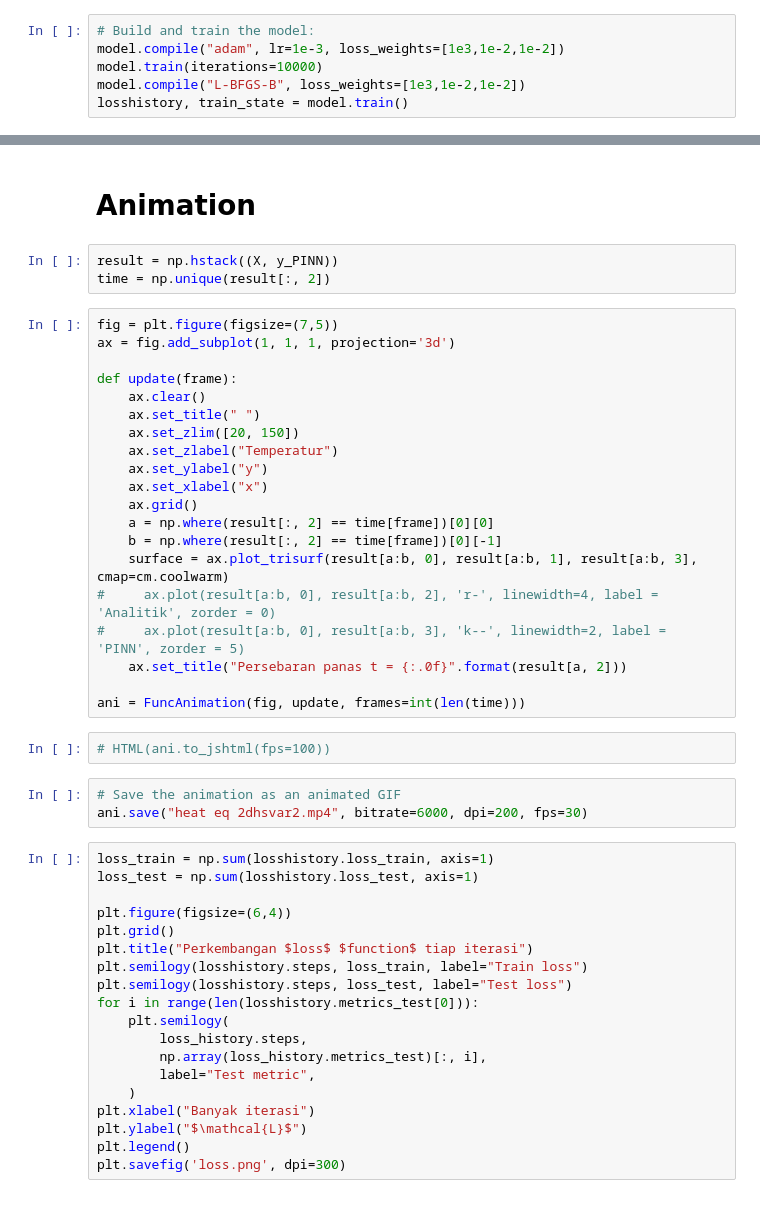
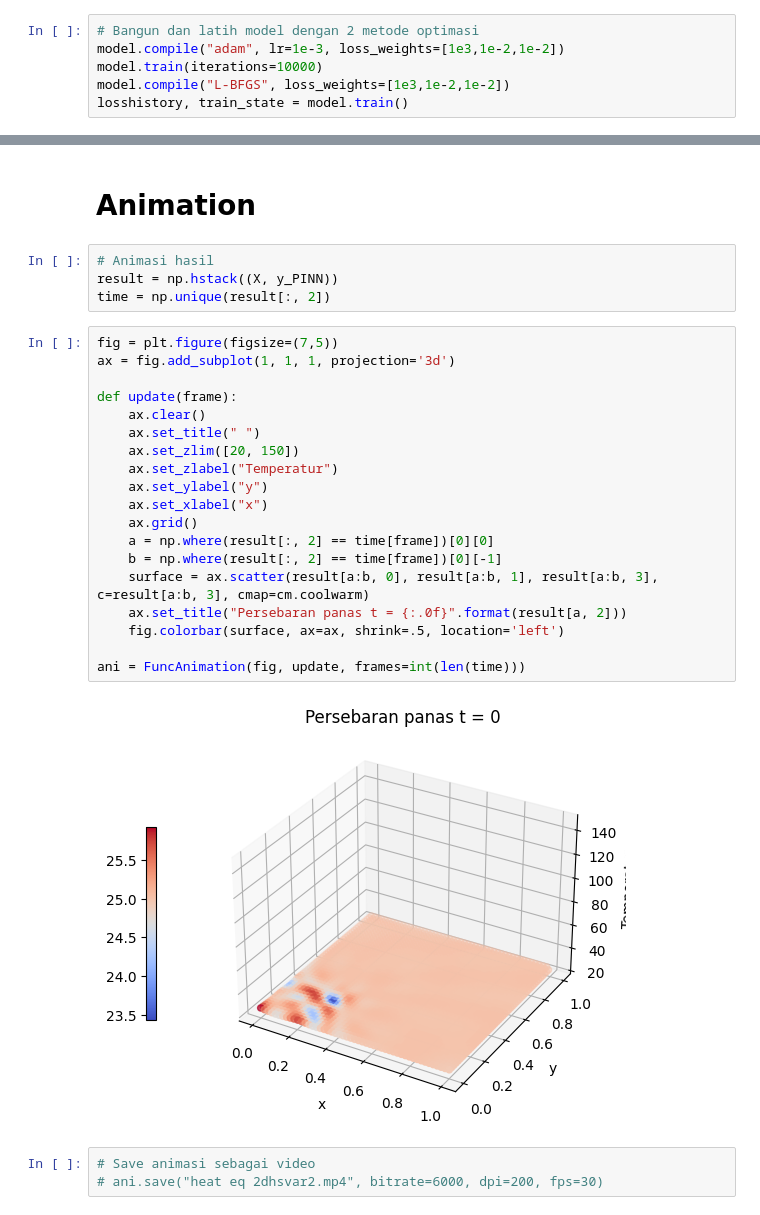
Before and after one commit to michaelalfarino/PINNheateq, a Jupyter notebook: 2dhs/2dhsvar2/2dhsvar2.ipynb, the cells around one changed output, grey strips where cells are left out. Drawn from its saved outputs; the diff is of its cells as text.

```diff
--- a/2dhs/2dhsvar2/2dhsvar2.ipynb
+++ b/2dhs/2dhsvar2/2dhsvar2.ipynb
@@ -93,8 +130,8 @@ def feature_transform(X):
 net.apply_feature_transform(feature_transform)
 net.apply_output_transform(lambda x, y: y*100)
 # %%
-# Build and train the model:
+# Bangun dan latih model dengan 2 metode optimasi
 model.compile("adam", lr=1e-3, loss_weights=[1e3,1e-2,1e-2])
 model.train(iterations=10000)
-model.compile("L-BFGS-B", loss_weights=[1e3,1e-2,1e-2])
+model.compile("L-BFGS", loss_weights=[1e3,1e-2,1e-2])
 losshistory, train_state = model.train()
@@ -235,49 +305,30 @@ plt.savefig("PINN2dhstimevar2.png", dpi=300)
 # %% [markdown]
 # Animation
 # %%
+# Animasi hasil
 result = np.hstack((X, y_PINN))
 time = np.unique(result[:, 2])
 # %%
 fig = plt.figure(figsize=(7,5))
 ax = fig.add_subplot(1, 1, 1, projection='3d')
 
 def update(frame):
     ax.clear()
     ax.set_title(" ")
     ax.set_zlim([20, 150])
     ax.set_zlabel("Temperatur")
     ax.set_ylabel("y")
     ax.set_xlabel("x")
     ax.grid()
     a = np.where(result[:, 2] == time[frame])[0][0]
     b = np.where(result[:, 2] == time[frame])[0][-1]
-    surface = ax.plot_trisurf(result[a:b, 0], result[a:b, 1], result[a:b, 3], cmap=cm.coolwarm)
-#     ax.plot(result[a:b, 0], result[a:b, 2], 'r-', linewidth=4, label = 'Analitik', zorder = 0)
-#     ax.plot(result[a:b, 0], result[a:b, 3], 'k--', linewidth=2, label = 'PINN', zorder = 5)
+    surface = ax.scatter(result[a:b, 0], result[a:b, 1], result[a:b, 3], c=result[a:b, 3], cmap=cm.coolwarm)
     ax.set_title("Persebaran panas t = {:.0f}".format(result[a, 2]))
+    fig.colorbar(surface, ax=ax, shrink=.5, location='left')
 
 ani = FuncAnimation(fig, update, frames=int(len(time)))
+# %% [output]
+[figure, added]
-# %%
-# HTML(ani.to_jshtml(fps=100))
 # %%
-# Save the animation as an animated GIF
-ani.save("heat eq 2dhsvar2.mp4", bitrate=6000, dpi=200, fps=30)
+# Save animasi sebagai video
+# ani.save("heat eq 2dhsvar2.mp4", bitrate=6000, dpi=200, fps=30)
-# %%
-loss_train = np.sum(losshistory.loss_train, axis=1)
-loss_test = np.sum(losshistory.loss_test, axis=1)
-
-plt.figure(figsize=(6,4))
-plt.grid()
-plt.title("Perkembangan $loss$ $function$ tiap iterasi")
-plt.semilogy(losshistory.steps, loss_train, label="Train loss")
-plt.semilogy(losshistory.steps, loss_test, label="Test loss")
-for i in range(len(losshistory.metrics_test[0])):
-    plt.semilogy(
-        loss_history.steps,
-        np.array(loss_history.metrics_test)[:, i],
-        label="Test metric",
-    )
-plt.xlabel("Banyak iterasi")
-plt.ylabel("$\mathcal{L}$")
-plt.legend()
-plt.savefig('loss.png', dpi=300)
```
Also changed, not shown: parts of 18 cells of this notebook, 1 other file.
